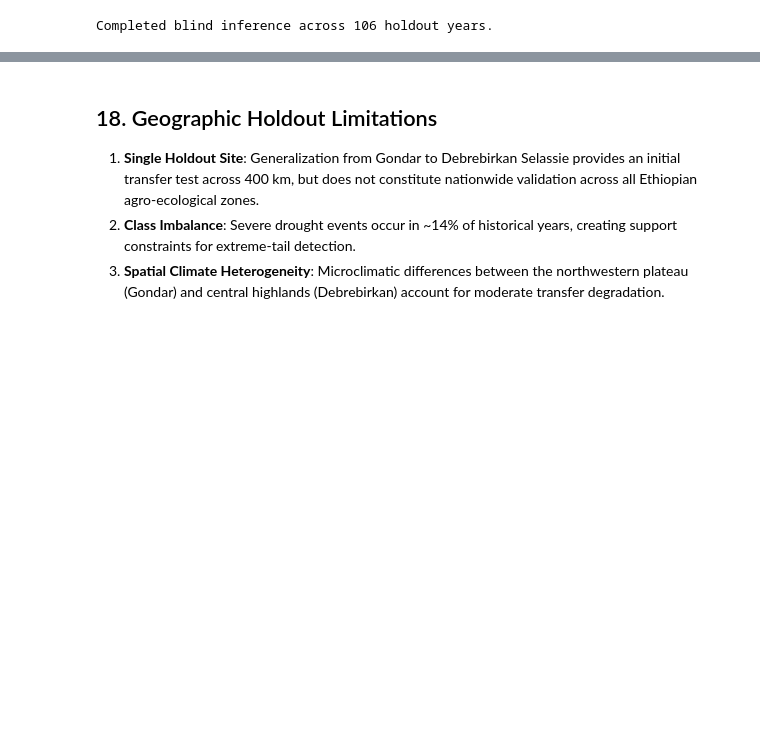
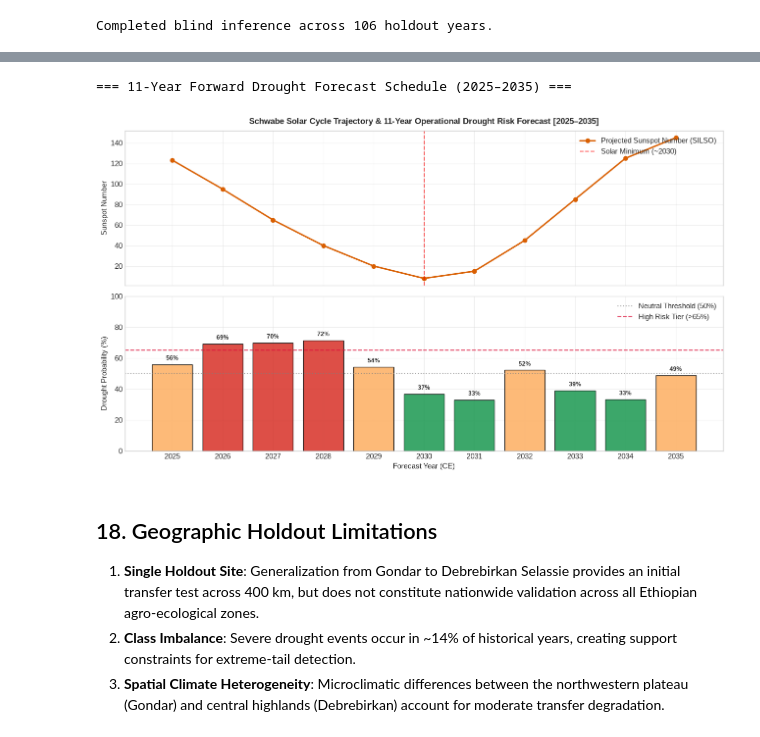
Before and after one commit to ezekiyastsegaye123-cmyk/Fradscr, a Jupyter notebook: Model.ipynb, the cells around one changed output, grey strips where cells are left out. Cells and saved outputs as stored; diff of their text form; code cells hidden in the pictures; blank space fills up the shorter version.

```diff
--- a/Model.ipynb
+++ b/Model.ipynb
@@ -506,3 +738,46 @@ plt.show()
+# %%
+fc_path = PROJECT_ROOT / "results" / "drought_forecast_2025_2035.csv"
+if fc_path.exists():
+    df_fc = pd.read_csv(fc_path)
+    print('=== 11-Year Forward Drought Forecast Schedule (2025–2035) ===')
+
+    fig, (ax1, ax2) = plt.subplots(2, 1, figsize=(13, 7.5), sharex=True)
+
+    # Panel 1: Sunspot Cycle Trajectory
+    ax1.plot(df_fc['year'], df_fc['projected_sunspot'], marker='o', color='#d95f02', linewidth=2.2, label='Projected Sunspot Number (SILSO)')
+    ax1.axvline(2030, color='red', linestyle='--', alpha=0.6, label='Solar Minimum (~2030)')
+    ax1.set_ylabel('Sunspot Number', fontsize=11)
+    ax1.set_title('Schwabe Solar Cycle Trajectory & 11-Year Operational Drought Risk Forecast [2025–2035]', fontsize=12, pad=10, fontweight='bold')
+    ax1.legend(loc='upper right')
+    ax1.grid(True, alpha=0.3)
+
+    # Panel 2: Predicted Drought Probabilities
+    bar_colors = ['#d73027' if r == 'High' else '#fdae61' if r == 'Elevated' else '#1a9850' for r in df_fc['risk_level']]
+    bars = ax2.bar(df_fc['year'], df_fc['drought_probability'] * 100, color=bar_colors, edgecolor='black', alpha=0.85)
+    ax2.axhline(50, color='gray', linestyle=':', alpha=0.7, label='Neutral Threshold (50%)')
+    ax2.axhline(65, color='crimson', linestyle='--', alpha=0.8, label='High Risk Tier (>65%)')
+    ax2.set_ylabel('Drought Probability (%)', fontsize=11)
+    ax2.set_xlabel('Forecast Year (CE)', fontsize=11)
+    ax2.set_ylim(0, 100)
+    ax2.set_xticks(df_fc['year'])
+    ax2.legend(loc='upper right')
+    ax2.grid(True, alpha=0.3)
+
+    for bar in bars:
+        h = bar.get_height()
+        ax2.text(bar.get_x() + bar.get_width()/2., h + 2, f"{h:.0f}%", ha='center', va='bottom', fontsize=8.5, fontweight='bold')
+
+    plt.tight_layout()
+    plt.show()
+
+    display_cols = ['year', 'projected_sunspot', 'drought_probability', 'risk_level', 'predicted_spei']
+    df_summary = df_fc[display_cols].copy()
+    df_summary['drought_probability'] = df_summary['drought_probability'].apply(lambda p: f"{p:.1%}")
+    df_summary['predicted_spei'] = df_summary['predicted_spei'].apply(lambda s: f"{s:+.3f}")
+    df_summary
+# %% [output]
+=== 11-Year Forward Drought Forecast Schedule (2025–2035) ===
+[figure, added]
 # %% [markdown]
 ## 18. Geographic Holdout Limitations
 1. **Single Holdout Site**: Generalization from Gondar to Debrebirkan Selassie provides an initial transfer test across 400 km, but does not constitute nationwide validation across all Ethiopian agro-ecological zones.
```
Also changed, not shown: parts of 40 cells of this notebook, 3 other files.
